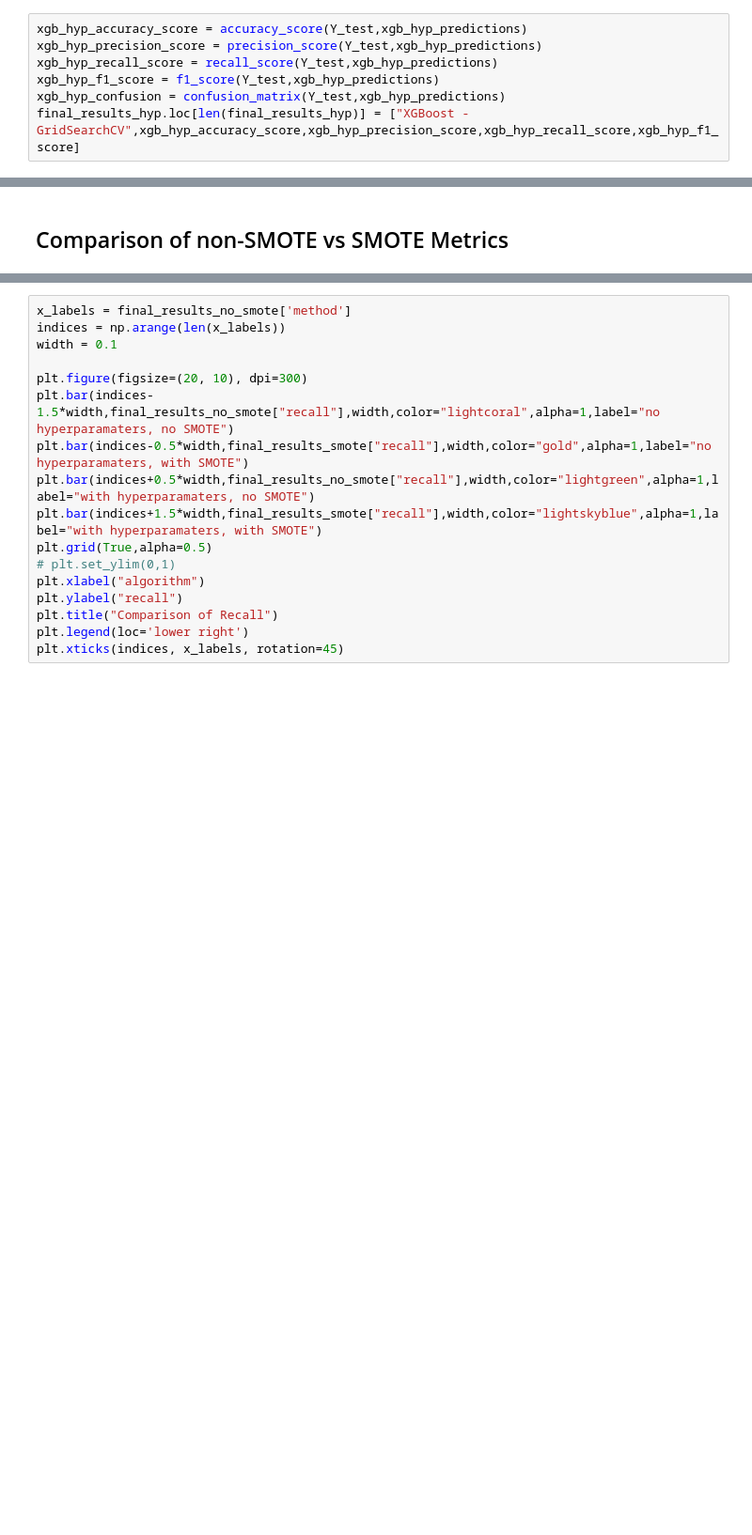
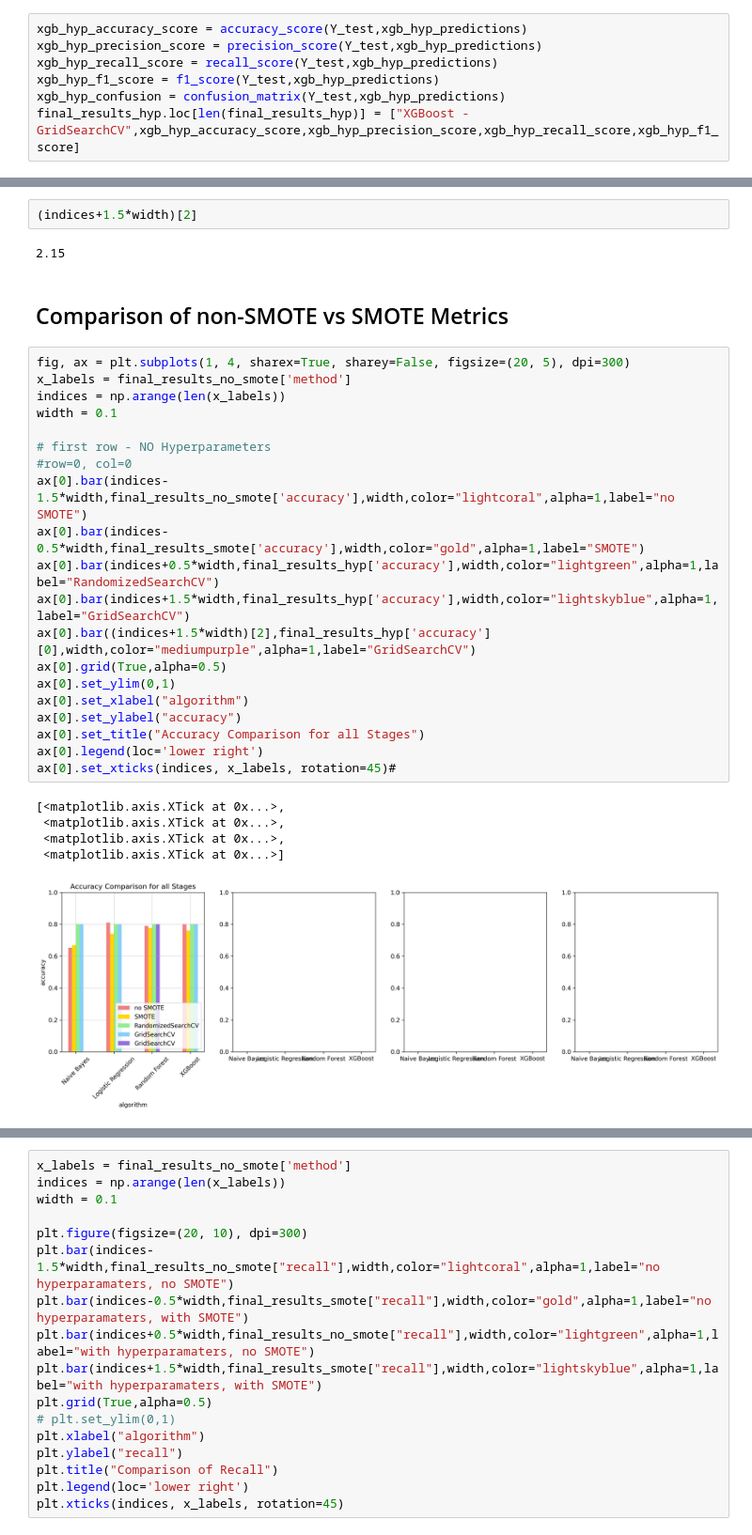
Before and after one commit to awesomecosmos/CS675-Intro-To-Data-Science, a Jupyter notebook: Project2/project2.ipynb, the cells around one changed output, grey strips where cells are left out. Shown at 94% size. Saved outputs shown, nothing was run; the diff lists cells and outputs as text; blank space fills up the shorter version.

```diff
--- a/Project2/project2.ipynb
+++ b/Project2/project2.ipynb
@@ -535,3 +723,33 @@ plt.xticks(indices, x_labels, rotation=45)
+# %%
+(indices+1.5*width)[2]
+# %% [output]
+2.15
 # %% [markdown]
 ## Comparison of non-SMOTE vs SMOTE Metrics
+# %%
+fig, ax = plt.subplots(1, 4, sharex=True, sharey=False, figsize=(20, 5), dpi=300)
+x_labels = final_results_no_smote['method']
+indices = np.arange(len(x_labels))
+width = 0.1
+
+# first row - NO Hyperparameters
+#row=0, col=0
+ax[0].bar(indices-1.5*width,final_results_no_smote['accuracy'],width,color="lightcoral",alpha=1,label="no SMOTE")
+ax[0].bar(indices-0.5*width,final_results_smote['accuracy'],width,color="gold",alpha=1,label="SMOTE")
+ax[0].bar(indices+0.5*width,final_results_hyp['accuracy'],width,color="lightgreen",alpha=1,label="RandomizedSearchCV")
+ax[0].bar(indices+1.5*width,final_results_hyp['accuracy'],width,color="lightskyblue",alpha=1,label="GridSearchCV")
+ax[0].bar((indices+1.5*width)[2],final_results_hyp['accuracy'][0],width,color="mediumpurple",alpha=1,label="GridSearchCV")
+ax[0].grid(True,alpha=0.5)
+ax[0].set_ylim(0,1)
+ax[0].set_xlabel("algorithm")
+ax[0].set_ylabel("accuracy")
+ax[0].set_title("Accuracy Comparison for all Stages")
+ax[0].legend(loc='lower right')
+ax[0].set_xticks(indices, x_labels, rotation=45)#
+# %% [output]
+[<matplotlib.axis.XTick at 0x...>,
+ <matplotlib.axis.XTick at 0x...>,
+ <matplotlib.axis.XTick at 0x...>,
+ <matplotlib.axis.XTick at 0x...>]
+[figure, added]
 # %%
```
Also changed, not shown: parts of 22 cells of this notebook.
